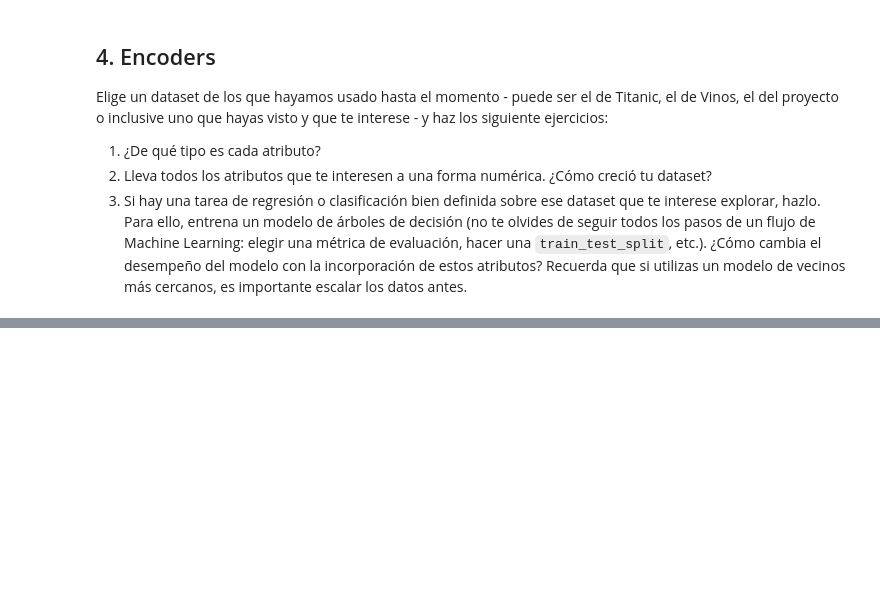
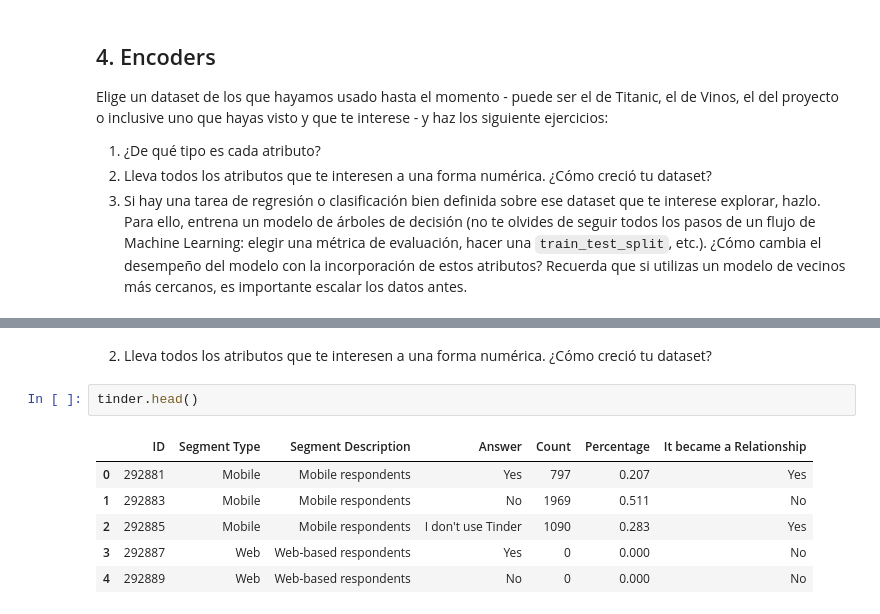
Before and after one commit to lalo1898developer/acamica, a Jupyter notebook: Sprint2/Toolboxs/19_20/DS_Bitácora_19_y_20_Preprocesamiento.ipynb, the cells around one changed output, grey strips where cells are left out. Cells and saved outputs as stored; diff of their text form; blank space fills up the shorter version.

```diff
--- a/Sprint2/Toolboxs/19_20/DS_Bitácora_19_y_20_Preprocesamiento.ipynb
+++ b/Sprint2/Toolboxs/19_20/DS_Bitácora_19_y_20_Preprocesamiento.ipynb
@@ -720,0 +746,11 @@ titanic.head()
+# %% [markdown]
+2. Lleva todos los atributos que te interesen a una forma numérica. ¿Cómo creció tu dataset?
+# %%
+tinder.head()
+# %% [output]
+|  | ID | Segment Type | Segment Description | Answer | Count | Percentage | It became a Relationship |
+| 0 | 292881 | Mobile | Mobile respondents | Yes | 797 | 0.207 | Yes |
+| 1 | 292883 | Mobile | Mobile respondents | No | 1969 | 0.511 | No |
+| 2 | 292885 | Mobile | Mobile respondents | I don't use Tinder | 1090 | 0.283 | Yes |
+| 3 | 292887 | Web | Web-based respondents | Yes | 0 | 0.000 | No |
+| 4 | 292889 | Web | Web-based respondents | No | 0 | 0.000 | No |
```
Also changed, not shown: parts of 5 cells of this notebook, 36 other files.
